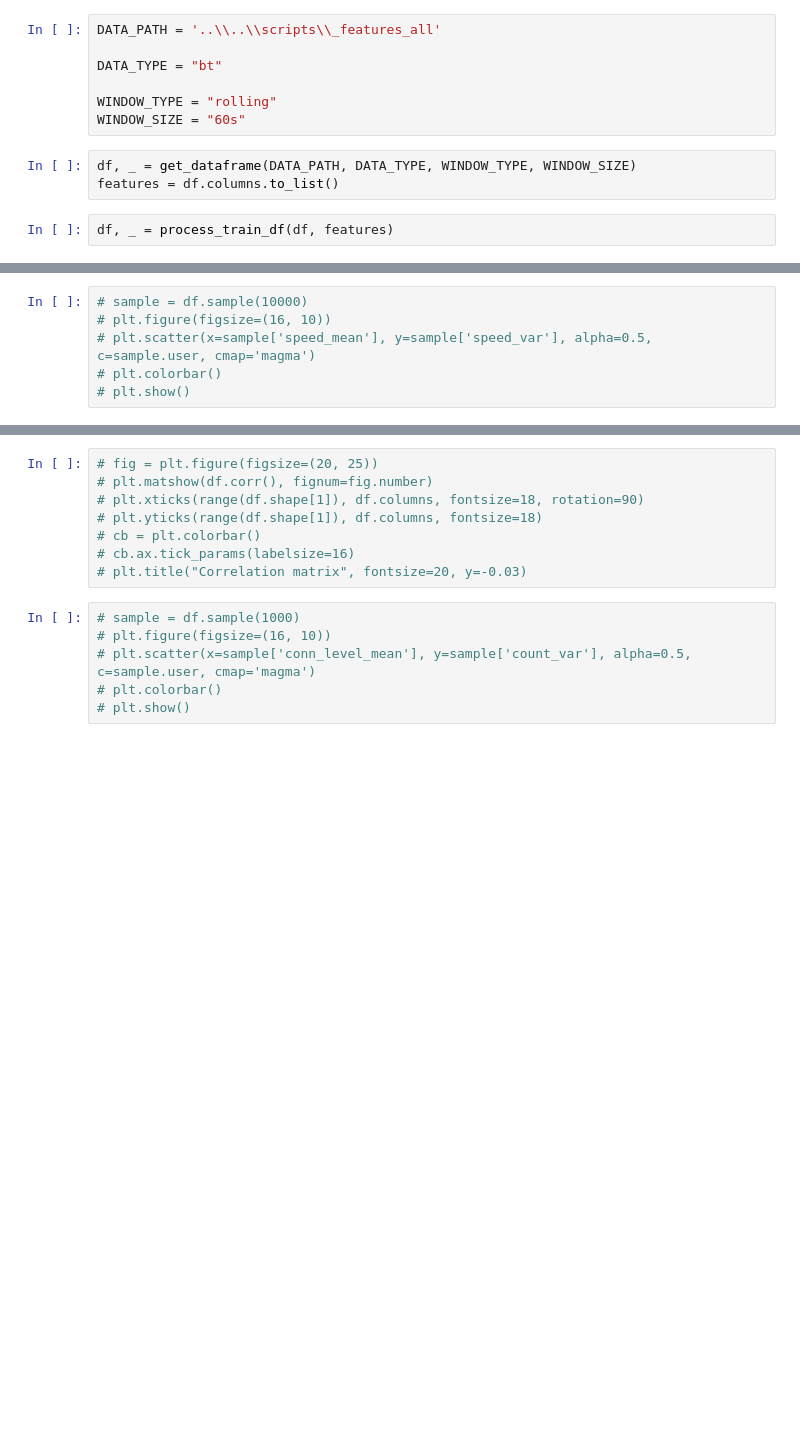
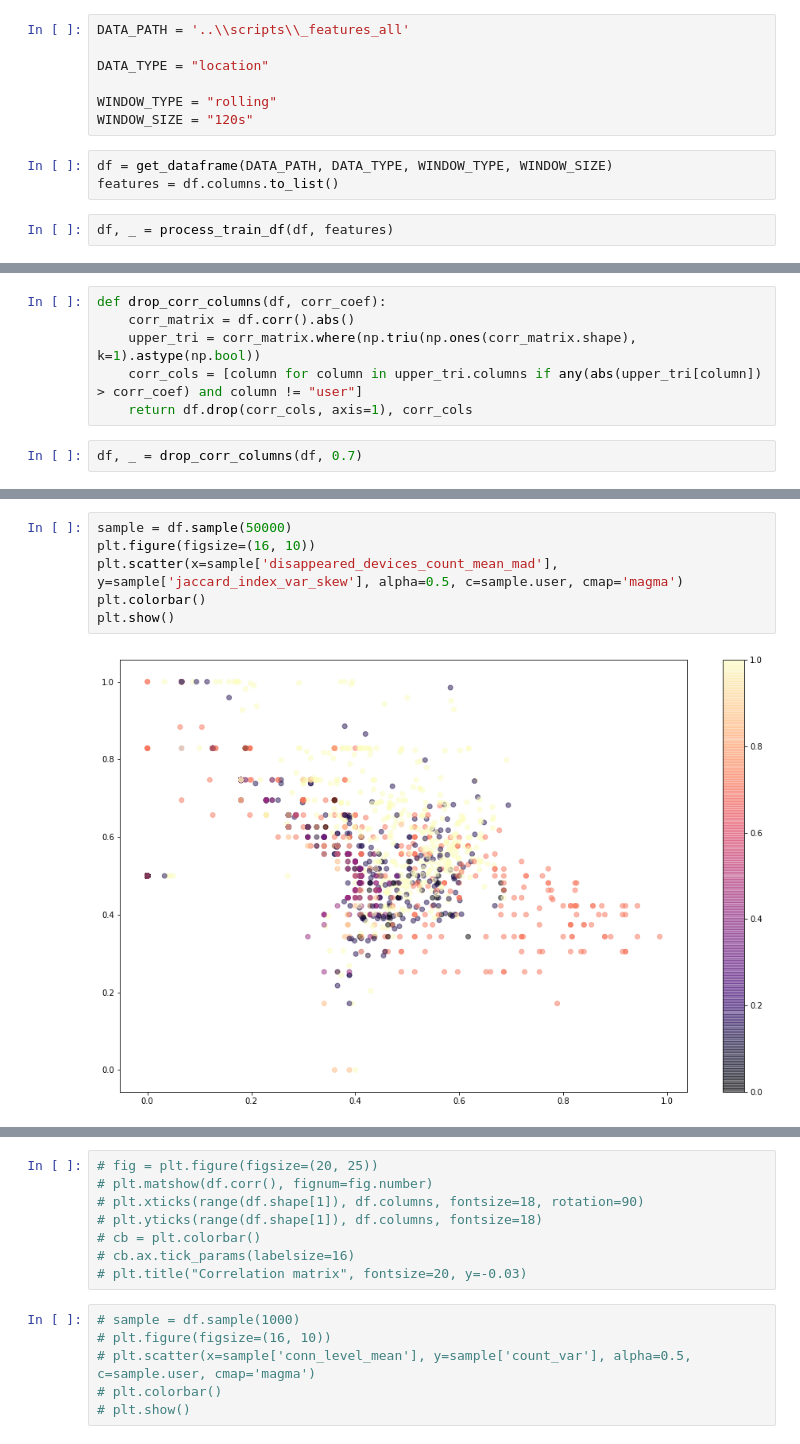
Before and after one commit to yerseg/profiling_data_learning, a Jupyter notebook: src/notebooks/vizualization.ipynb, the cells around one changed output, grey strips where cells are left out. Drawn from its saved outputs; the diff is of its cells as text; blank space fills up the shorter version.

```diff
--- a/src/notebooks/vizualization.ipynb
+++ b/src/notebooks/vizualization.ipynb
@@ -44,12 +256,12 @@ def get_dataframe(path, data_type, window_type, window_size):
 # %%
-DATA_PATH = '..\\..\\scripts\\_features_all'
+DATA_PATH = '..\\scripts\\_features_all'
 
-DATA_TYPE = "bt"
+DATA_TYPE = "location"
 
 WINDOW_TYPE = "rolling"
-WINDOW_SIZE = "60s"
+WINDOW_SIZE = "120s"
 # %%
-df, _ = get_dataframe(DATA_PATH, DATA_TYPE, WINDOW_TYPE, WINDOW_SIZE)
+df = get_dataframe(DATA_PATH, DATA_TYPE, WINDOW_TYPE, WINDOW_SIZE)
 features = df.columns.to_list()
 # %%
 df, _ = process_train_df(df, features)
@@ -56,3 +270,11 @@ df, _ = process_train_df(df, features)
+# %%
+def drop_corr_columns(df, corr_coef):
+    corr_matrix = df.corr().abs()
+    upper_tri = corr_matrix.where(np.triu(np.ones(corr_matrix.shape), k=1).astype(np.bool))
+    corr_cols = [column for column in upper_tri.columns if any(abs(upper_tri[column]) > corr_coef) and column != "user"]
+    return df.drop(corr_cols, axis=1), corr_cols
+# %%
+df, _ = drop_corr_columns(df, 0.7)
 # %%
 fig = plt.figure(figsize=(25, 25))
 plt.matshow(df.corr(), fignum=fig.number)
@@ -64,6 +330,8 @@ plt.title("Correlation matrix", fontsize=20, y=-0.03)
 # %%
-# sample = df.sample(10000)
-# plt.figure(figsize=(16, 10))
-# plt.scatter(x=sample['speed_mean'], y=sample['speed_var'], alpha=0.5, c=sample.user, cmap='magma')
-# plt.colorbar()
-# plt.show()
+sample = df.sample(50000)
+plt.figure(figsize=(16, 10))
+plt.scatter(x=sample['disappeared_devices_count_mean_mad'], y=sample['jaccard_index_var_skew'], alpha=0.5, c=sample.user, cmap='magma')
+plt.colorbar()
+plt.show()
+# %% [output]
+[figure, added]
```
Also changed, not shown: parts of 8 cells of this notebook, 4 other files.
